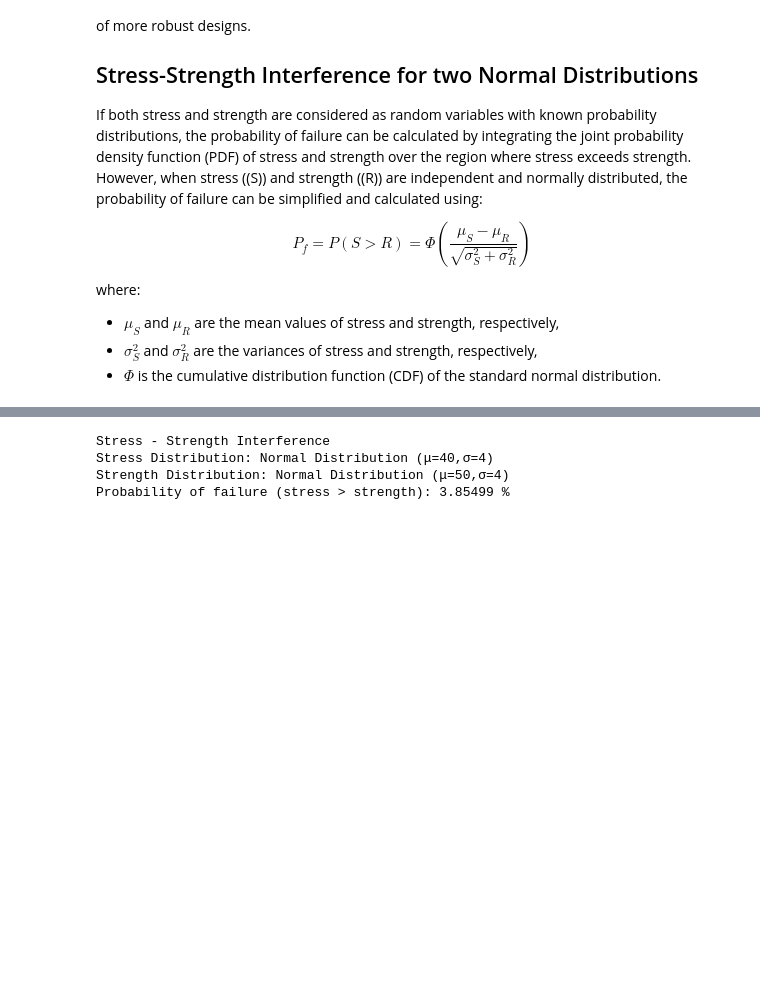
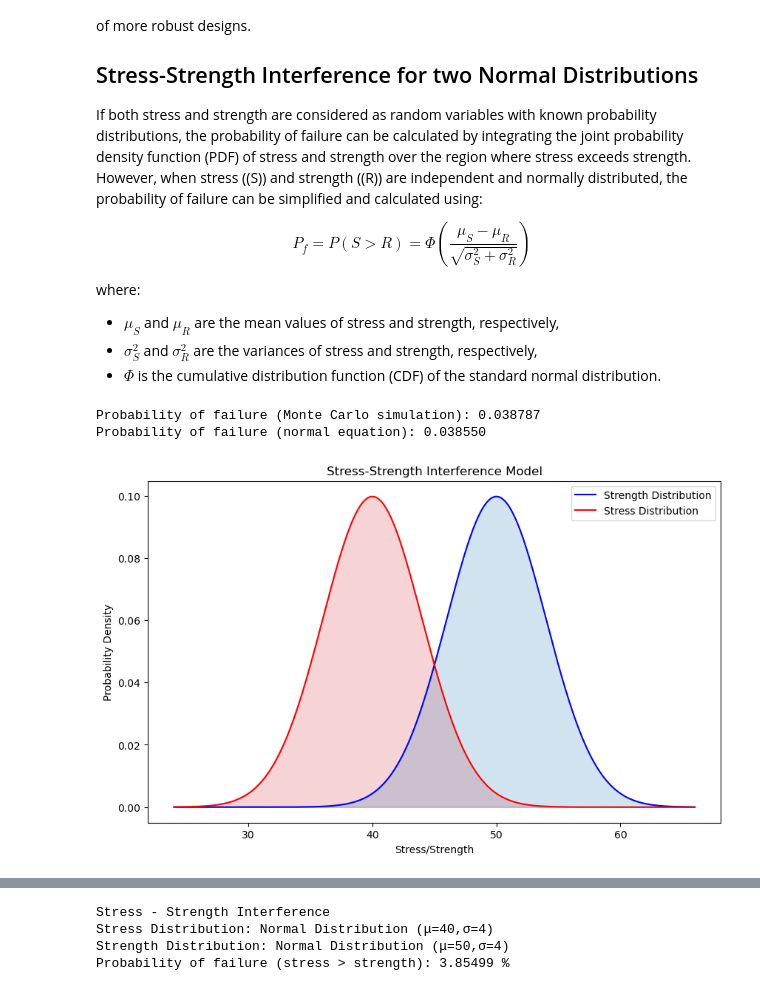
Before and after one commit to noriskworld/robust, a Jupyter notebook: stress_strength.ipynb, the cells around one changed output, grey strips where cells are left out. Cells and saved outputs as stored; diff of their text form; code cells hidden in the pictures; blank space fills up the shorter version.

```diff
--- a/stress_strength.ipynb
+++ b/stress_strength.ipynb
@@ -50,11 +50,11 @@ from scipy.stats import norm
 import matplotlib.pyplot as plt
 
 
-class StressStrengthModel:
+class StressStrengthNormal:
     def __init__(self, mean_strength, std_strength, mean_stress, std_stress):
         """
-        Initialize the stress-strength model with means and standard deviations
-        for strength and stress distributions.
+        Initialize the stress-strength model with means and standard deviations for strength and stress distributions.
+        Assuming both stress and strength are random variables that follow normal distributions.
 
         Args:
         - mean_strength (float): Mean of the strength distribution.
@@ -120,31 +120,35 @@ class StressStrengthModel:
         # Calculate the corresponding normal distribution for strength and stress
         strength_distribution = norm.pdf(x, self.mean_strength, self.std_strength)
         stress_distribution = norm.pdf(x, self.mean_stress, self.std_stress)
 
         # Plot the distributions
         plt.figure(figsize=(10, 6))
         plt.plot(x, strength_distribution, label="Strength Distribution", color='b')
         plt.plot(x, stress_distribution, label="Stress Distribution", color='r')
         plt.fill_between(x, stress_distribution,
                          color='tab:red', alpha=0.2,
                          )
         plt.fill_between(x, strength_distribution,
                          # where=(strength_distribution < stress_distribution ),
                          color='tab:blue', alpha=0.2, )
         plt.xlabel("Stress/Strength")
         plt.ylabel("Probability Density")
         plt.title("Stress-Strength Interference Model")
         plt.legend()
         plt.show()
 
 #example
-ssa = StressStrengthModel(
+ssa = StressStrengthNormal(
     mean_stress = 40,  # Mean of stress distribution,
     std_stress = 4,   # Standard deviation of stress distribution
     mean_strength = 50,  # Mean of strength distribution
     std_strength = 4   # Standard deviation of strength distribution
 )
 
 print(f"Probability of failure (Monte Carlo simulation): {ssa.probability_of_failure(method = 'monte_carlo'):.6f}")
 print(f"Probability of failure (normal equation): {ssa.probability_of_failure():.6f}")
 ssa.plot_distributions()
+# %% [output]
+Probability of failure (Monte Carlo simulation): 0.038787
+Probability of failure (normal equation): 0.038550
+[figure, added]
```
Also changed, not shown: parts of 11 cells of this notebook.
